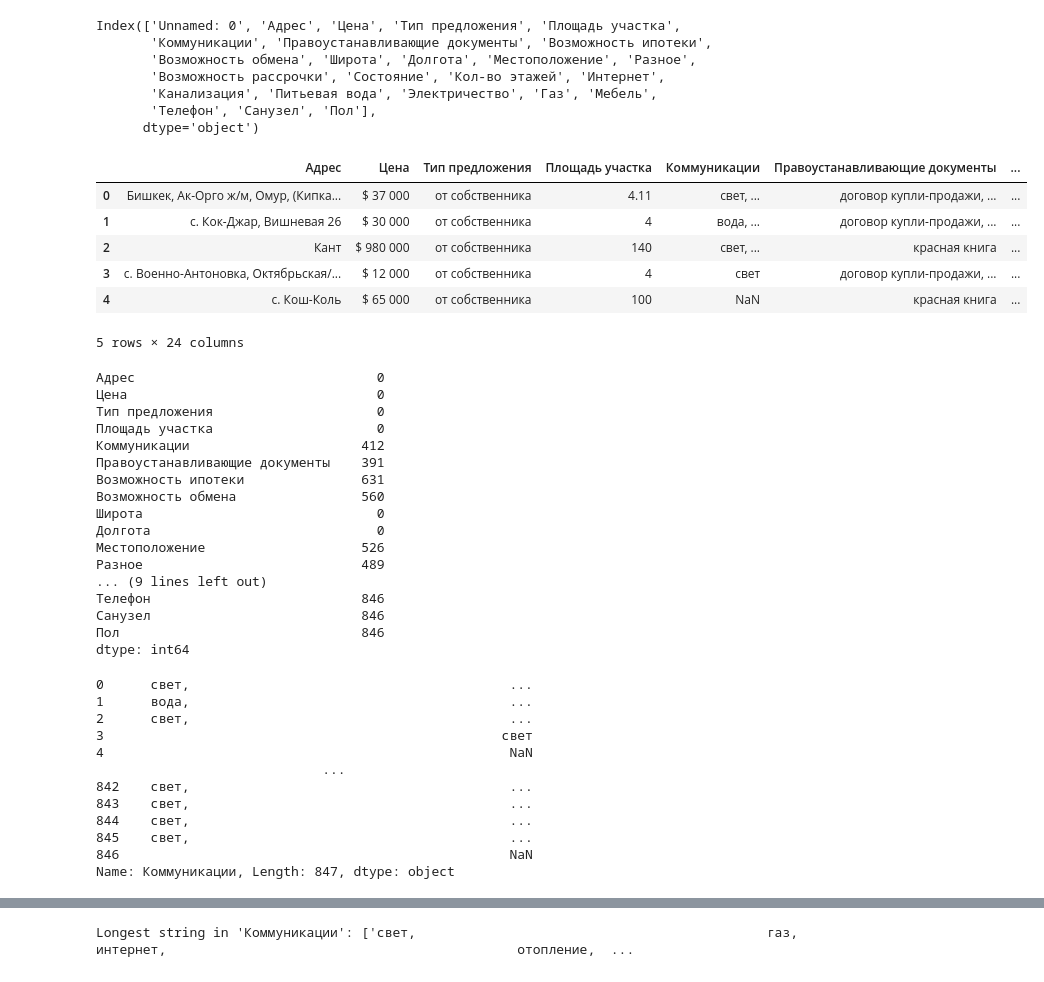
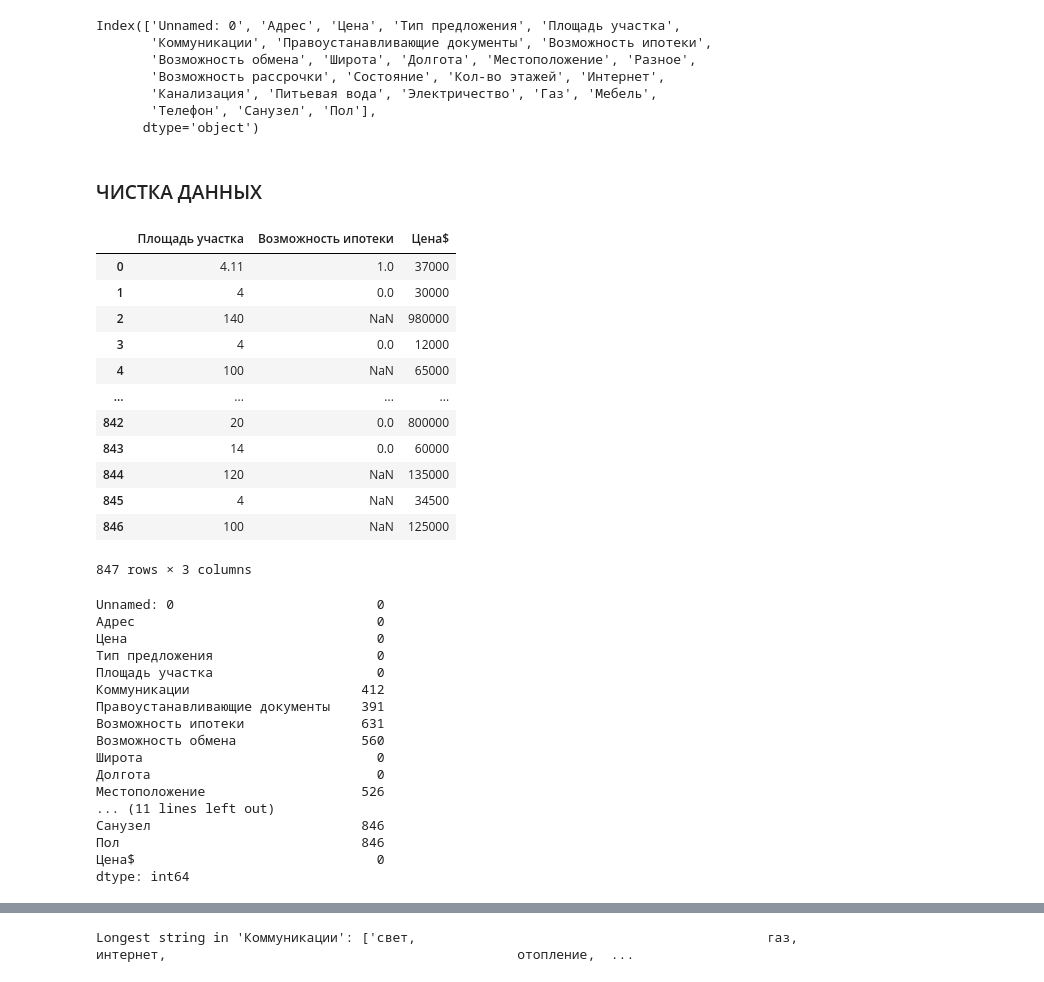
Before and after one commit to thedinaiym/Chui-Region-Research-Price, a Jupyter notebook: FeatureEngineering.ipynb, the cells around one changed output, grey strips where cells are left out. Cells and saved outputs as stored; diff of their text form; code cells hidden in the pictures.

```diff
--- a/FeatureEngineering.ipynb
+++ b/FeatureEngineering.ipynb
@@ -72,18 +75,32 @@ data = data.drop('Unnamed: 0', axis=1)
+# %% [markdown]
+### ЧИСТКА ДАННЫХ
 # %%
+
 data['Площадь участка'] = data['Площадь участка'].str.replace('соток', '')
+
 data['Возможность ипотеки'] = data['Возможность ипотеки'].replace({'нет': 0, 'есть': 1})
-data.head()
+
+data['Цена$'] = data['Цена'].str.replace("$", "").str.replace(" ", "").str.strip().astype('int')
+
+data[['Площадь участка', 'Возможность ипотеки', 'Цена$']]
 # %% [output]
-|  | Адрес | Цена | Тип предложения | Площадь участка | Коммуникации | Правоустанавливающие документы | ... |
-| 0 | Бишкек, Ак-Орго ж/м, Омур, (Кипка... | $ 37 000 | от собственника | 4.11 | свет, ... | договор купли-продажи, ... | ... |
-| 1 | с. Кок-Джар, Вишневая 26 | $ 30 000 | от собственника | 4 | вода, ... | договор купли-продажи, ... | ... |
-| 2 | Кант | $ 980 000 | от собственника | 140 | свет, ... | красная книга | ... |
-| 3 | с. Военно-Антоновка, Октябрьская/... | $ 12 000 | от собственника | 4 | свет | договор купли-продажи, ... | ... |
-| 4 | с. Кош-Коль | $ 65 000 | от собственника | 100 | NaN | красная книга | ... |
+|  | Площадь участка | Возможность ипотеки | Цена$ |
+| 0 | 4.11 | 1.0 | 37000 |
+| 1 | 4 | 0.0 | 30000 |
+| 2 | 140 | NaN | 980000 |
+| 3 | 4 | 0.0 | 12000 |
+| 4 | 100 | NaN | 65000 |
+| ... | ... | ... | ... |
+| 842 | 20 | 0.0 | 800000 |
+| 843 | 14 | 0.0 | 60000 |
+| 844 | 120 | NaN | 135000 |
+| 845 | 4 | NaN | 34500 |
+| 846 | 100 | NaN | 125000 |
-5 rows × 24 columns
+847 rows × 3 columns
 # %%
 data.isnull().sum()
 # %% [output]
+Unnamed: 0                          0
 Адрес                               0
 Цена                                0
 Тип предложения                     0
@@ -95,24 +112,8 @@ data.isnull().sum()
 Широта                              0
 Долгота                             0
 Местоположение                    526
-Разное                            489
-... (9 lines left out)
-Телефон                           846
+... (11 lines left out)
 Санузел                           846
 Пол                               846
+Цена$                               0
 dtype: int64
-# %%
-data["Коммуникации"]
-# %% [output]
-0      свет,                                         ...
-1      вода,                                         ...
-2      свет,                                         ...
-3                                                   свет
-4                                                    NaN
-                             ...
-842    свет,                                         ...
-843    свет,                                         ...
-844    свет,                                         ...
-845    свет,                                         ...
-846                                                  NaN
-Name: Коммуникации, Length: 847, dtype: object
```
Also changed, not shown: parts of 31 cells of this notebook, 13 other files.
